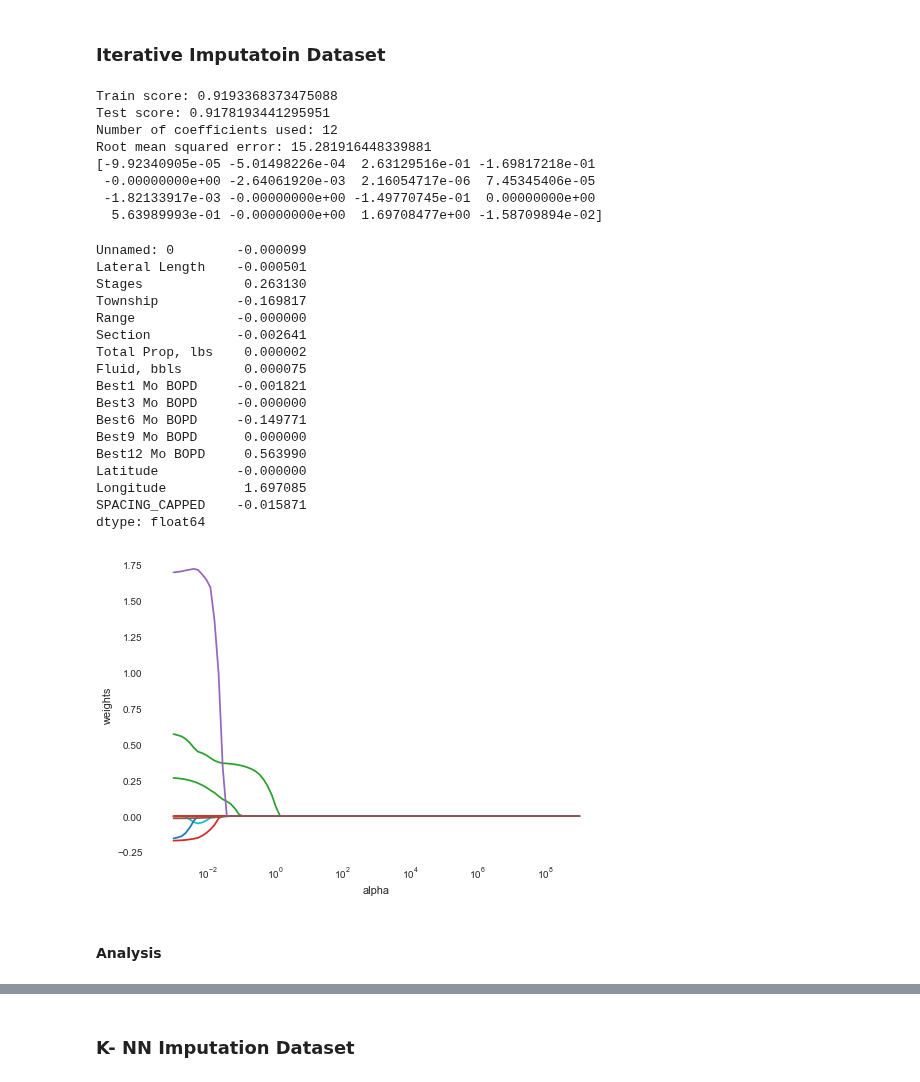
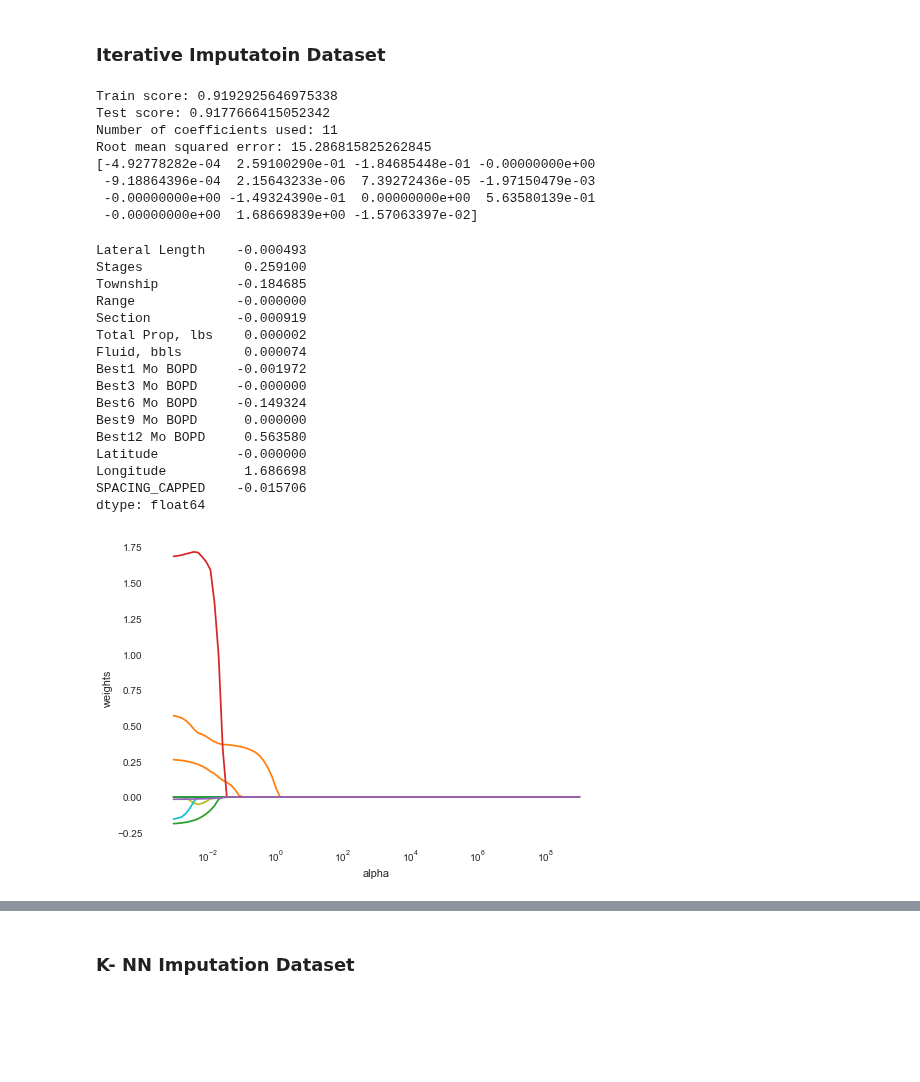
Before and after one commit to FRI-Energy-Analytics/2020_summer_fellows, a Jupyter notebook: Feature Selection - Novel Viz/ImputationFeatureSelection.ipynb, the cells around one changed output, grey strips where cells are left out. Cells and saved outputs as stored; diff of their text form; code cells hidden in the pictures; blank space fills up the shorter version.

```diff
--- a/Feature Selection - Novel Viz/ImputationFeatureSelection.ipynb
+++ b/Feature Selection - Novel Viz/ImputationFeatureSelection.ipynb
@@ -51,7 +51,7 @@ DatasetIIandCI = pd.read_csv("DatasetIIandCI.csv")
 ### Dataset with Dropped Data
 # %%
 from math import sqrt
-X = DatasetDropna.copy().select_dtypes([np.number]).drop(["12 month Cum Prod", "Year Drilled"], axis = 1)
+X = DatasetDropna.copy().select_dtypes([np.number]).drop(["12 month Cum Prod", "Year Drilled", "Unnamed: 0"], axis = 1)
 scaler = StandardScaler()
 sX = scaler.fit_transform(X)
 y = DatasetDropna["12 month Cum Prod"]
@@ -118,7 +133,7 @@ dtype: float64
 # %% [markdown]
 ### Mean Imputation Dataset
 # %%
-X = DatasetMean.copy().select_dtypes([np.number]).drop(["12 month Cum Prod", "Year Drilled"], axis = 1)
+X = DatasetMean.copy().select_dtypes([np.number]).drop(["12 month Cum Prod", "Year Drilled", "Unnamed: 0"], axis = 1)
 scaler = StandardScaler()
 sX = scaler.fit_transform(X)
 y = DatasetMean["12 month Cum Prod"]
@@ -185,7 +224,7 @@ dtype: float64
 # %% [markdown]
 ### Iterative Imputatoin Dataset
 # %%
-X = DatasetII.copy().select_dtypes([np.number]).drop(["12 month Cum Prod", "Year Drilled"], axis = 1)
+X = DatasetII.copy().select_dtypes([np.number]).drop(["12 month Cum Prod", "Year Drilled", "Unnamed: 0"], axis = 1)
 scaler = StandardScaler()
 sX = scaler.fit_transform(X)
 y = DatasetII["12 month Cum Prod"]
@@ -200,52 +239,49 @@ for a in alphas:
     coefs.append(Lasso.coef_)
 ax = plt.gca()
 ax.plot(alphas*2, coefs)
 ax.set_xscale("log")
 plt.axis('tight')
 plt.xlabel('alpha')
 plt.ylabel('weights')
 
 Lassocv = LassoCV(alphas = None, cv = 20, max_iter = 300000, normalize = True)
 Lassocv.fit(X_train, y_train)
 
 Lasso.set_params(alpha = Lassocv.alpha_)
 Lasso.fit(X_train, y_train)
 
 y_pred = Lasso.predict(X_test)
 rmse = sqrt(metrics.mean_squared_error(y_test, y_pred))
 
 print("Train score:", Lasso.score(X_train, y_train))
 print("Test score:", Lasso.score(X_test, y_test))
 print("Number of coefficients used:", np.sum(Lasso.coef_!=0))
 print("Root mean squared error:", rmse)
 print(Lasso.coef_)
 pd.Series(Lasso.coef_, index = X.columns)
 # %% [output]
-Train score: 0.9193368373475088
-Test score: 0.9178193441295951
-Number of coefficients used: 12
-Root mean squared error: 15.281916448339881
-[-9.92340905e-05 -5.01498226e-04  2.63129516e-01 -1.69817218e-01
- -0.00000000e+00 -2.64061920e-03  2.16054717e-06  7.45345406e-05
- -1.82133917e-03 -0.00000000e+00 -1.49770745e-01  0.00000000e+00
-  5.63989993e-01 -0.00000000e+00  1.69708477e+00 -1.58709894e-02]
+Train score: 0.9192925646975338
+Test score: 0.9177666415052342
+Number of coefficients used: 11
+Root mean squared error: 15.286815825262845
+[-4.92778282e-04  2.59100290e-01 -1.84685448e-01 -0.00000000e+00
+ -9.18864396e-04  2.15643233e-06  7.39272436e-05 -1.97150479e-03
+ -0.00000000e+00 -1.49324390e-01  0.00000000e+00  5.63580139e-01
+ -0.00000000e+00  1.68669839e+00 -1.57063397e-02]
-Unnamed: 0        -0.000099
-Lateral Length    -0.000501
-Stages             0.263130
-Township          -0.169817
+Lateral Length    -0.000493
+Stages             0.259100
+Township          -0.184685
 Range             -0.000000
-Section           -0.002641
+Section           -0.000919
 Total Prop, lbs    0.000002
-Fluid, bbls        0.000075
-Best1 Mo BOPD     -0.001821
+Fluid, bbls        0.000074
+Best1 Mo BOPD     -0.001972
 Best3 Mo BOPD     -0.000000
-Best6 Mo BOPD     -0.149771
+Best6 Mo BOPD     -0.149324
 Best9 Mo BOPD      0.000000
-Best12 Mo BOPD     0.563990
+Best12 Mo BOPD     0.563580
 Latitude          -0.000000
-Longitude          1.697085
-SPACING_CAPPED    -0.015871
+Longitude          1.686698
+SPACING_CAPPED    -0.015706
 dtype: float64
-[figure, old version]
+[figure, new version]
-# %% [markdown]
-#### Analysis
```
Also changed, not shown: parts of 24 cells of this notebook.
